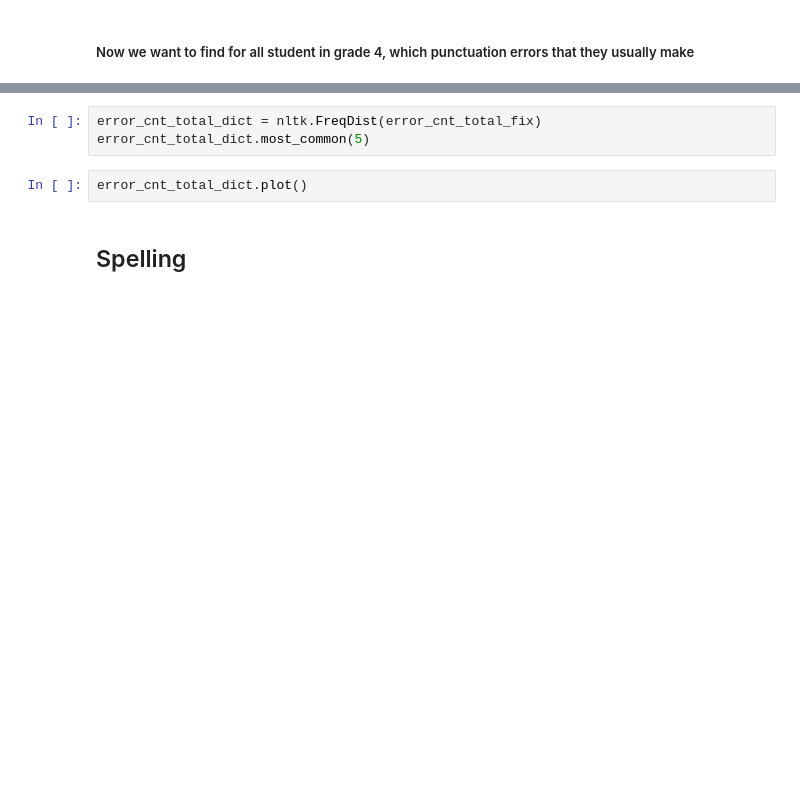
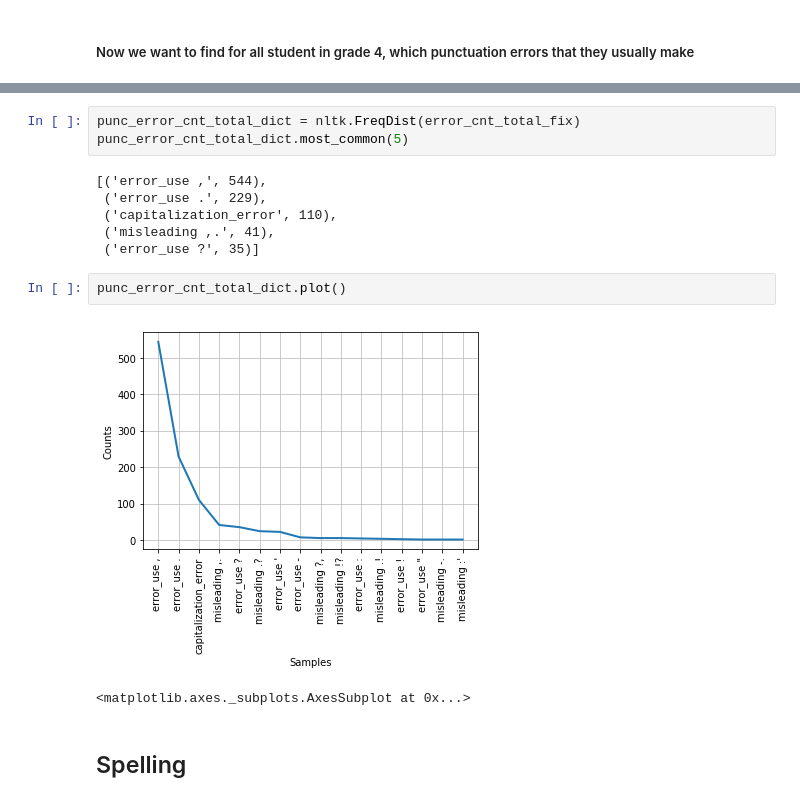
Before and after one commit to Teja0110/Similar-Error, a Jupyter notebook: Program1-Copy1.ipynb, the cells around one changed output, grey strips where cells are left out. Drawn from its saved outputs; the diff is of its cells as text; blank space fills up the shorter version.

```diff
--- a/Program1-Copy1.ipynb
+++ b/Program1-Copy1.ipynb
@@ -456,7 +504,16 @@ error_cnt_total_fix
 # %%
-error_cnt_total_dict = nltk.FreqDist(error_cnt_total_fix)
-error_cnt_total_dict.most_common(5)
+punc_error_cnt_total_dict = nltk.FreqDist(error_cnt_total_fix)
+punc_error_cnt_total_dict.most_common(5)
+# %% [output]
+[('error_use ,', 544),
+ ('error_use .', 229),
+ ('capitalization_error', 110),
+ ('misleading ,.', 41),
+ ('error_use ?', 35)]
 # %%
-error_cnt_total_dict.plot()
+punc_error_cnt_total_dict.plot()
+# %% [output]
+[figure, added]
+<matplotlib.axes._subplots.AxesSubplot at 0x...>
 # %% [markdown]
 ## Spelling
```
Also changed, not shown: parts of 44 cells of this notebook, 1 other file.
